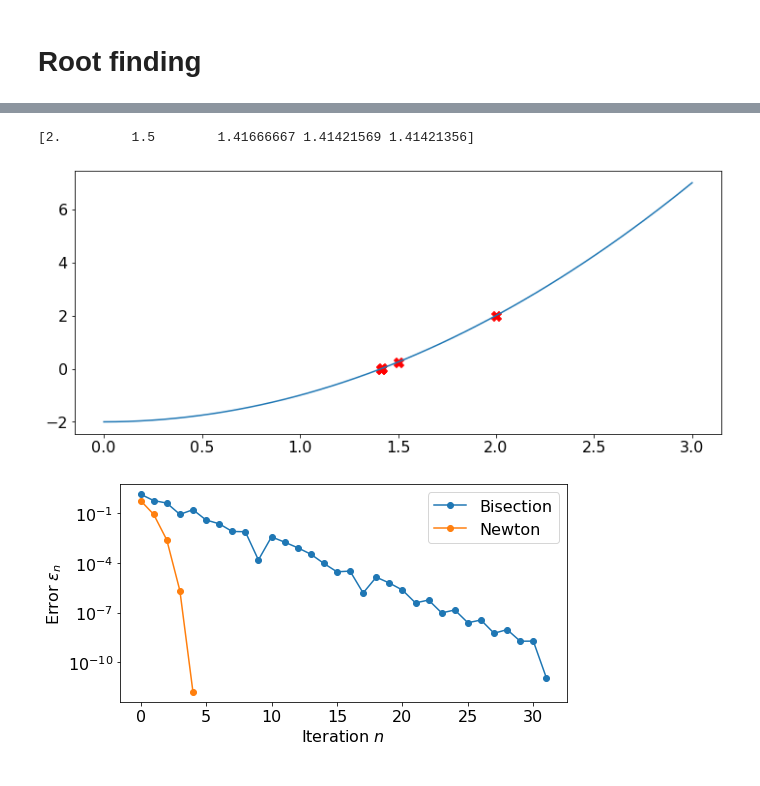
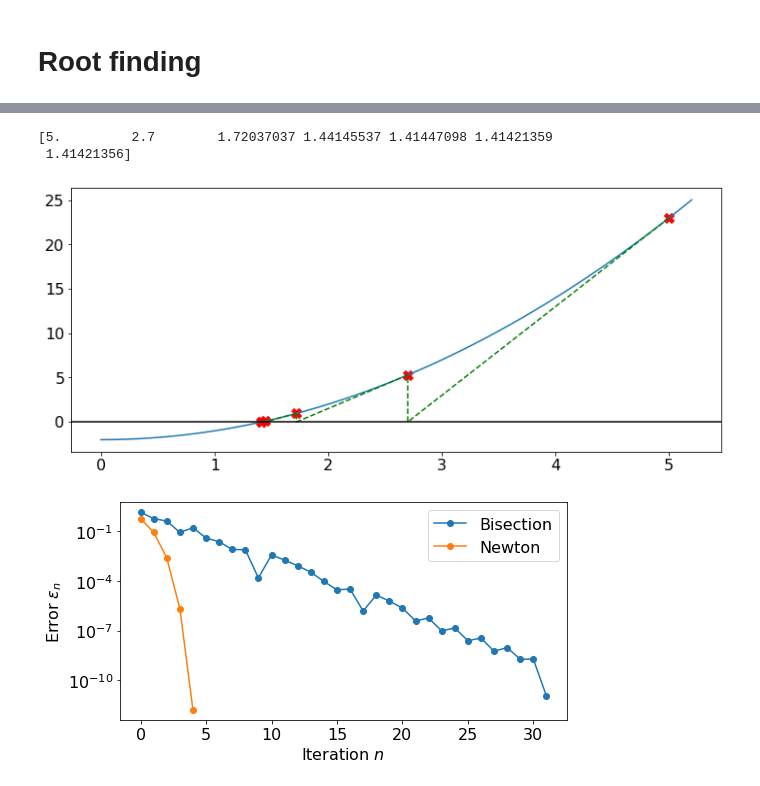
Before and after one commit to tristanpang/numerical-methods-notes, a Jupyter notebook: figures/figures.ipynb, the cells around one changed output, grey strips where cells are left out. Saved outputs shown, nothing was run; the diff lists cells and outputs as text; code cells hidden in the pictures.

```diff
--- a/figures/figures.ipynb
+++ b/figures/figures.ipynb
@@ -56,13 +56,17 @@ def bisection(f, a, b, steps=50, tol=1e-10, local=True):
 f = lambda x: x**2 - 2
 fp = lambda x: 2*x
 
-cn = bisection(f, 1, 2)
+cn = bisection(f, 1, 4)
 print(cn)
 print(f(cn))
-x = np.linspace(0, 3, 50)
+x = np.linspace(1, 4, 50)
 
 fig, ax = plt.subplots(1, 1, figsize=(12, 5))
 ax.plot(x, f(x))
 ax.scatter(cn, f(cn), c='r', marker='X', s=100)
+for i, x in enumerate(cn[:5]):
+    ax.plot([x, x], [f(x), 0], c='g', ls='--')
+    ax.text(x-.1, f(x)-.15, i+1)
+save('Bisection')
 plt.show()
 # %% [output]
@@ -108,19 +115,24 @@ def newton(f, fp, x0, steps=50, tol=1e-10, local=True):
 # %%
 f = lambda x: x**2 - 2
 fp = lambda x: 2*x
 
-xn = newton(f, fp, 2)
+xn = newton(f, fp, 5)
 print(xn)
 
-x = np.linspace(0, 3, 50)
+x = np.linspace(0, 5.2, 50)
 
 fig, ax = plt.subplots(1, 1, figsize=(12, 5))
 ax.plot(x, f(x))
 ax.scatter(xn, f(xn), c='r', marker='X', s=100)
+for x, y in zip(xn[:-1], xn[1:]):
+    ax.plot([x, y, y], [f(x), 0, f(y)], c='g', ls='--')
+ax.axhline(0, c='k')
+save('Newton')
 plt.show()
 # %% [output]
-[2.         1.5        1.41666667 1.41421569 1.41421356]
+[5.         2.7        1.72037037 1.44145537 1.41447098 1.41421359
+ 1.41421356]
-[figure, old version]
+[figure, new version]
 # %%
 cn = bisection(f, 0, 2)
 errB = np.abs(cn - np.sqrt(2))
```
Also changed, not shown: parts of 5 cells of this notebook, 7 other files.
